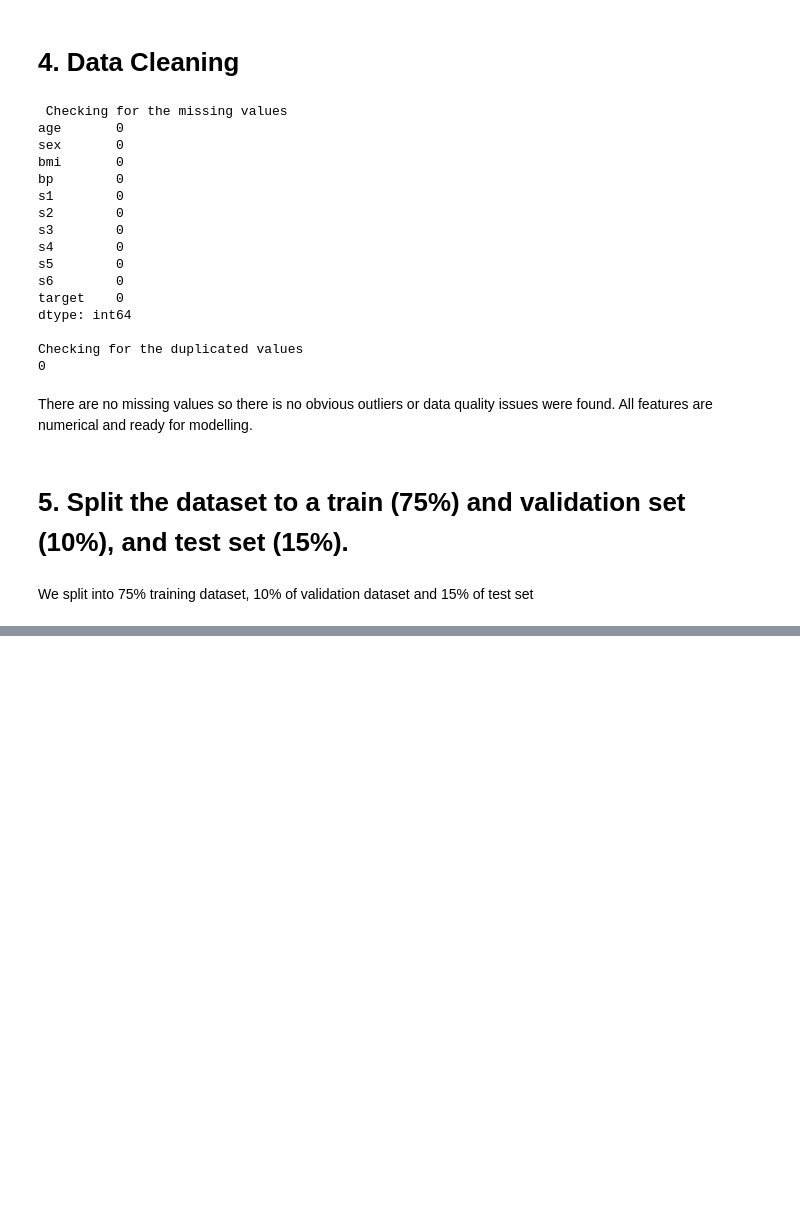
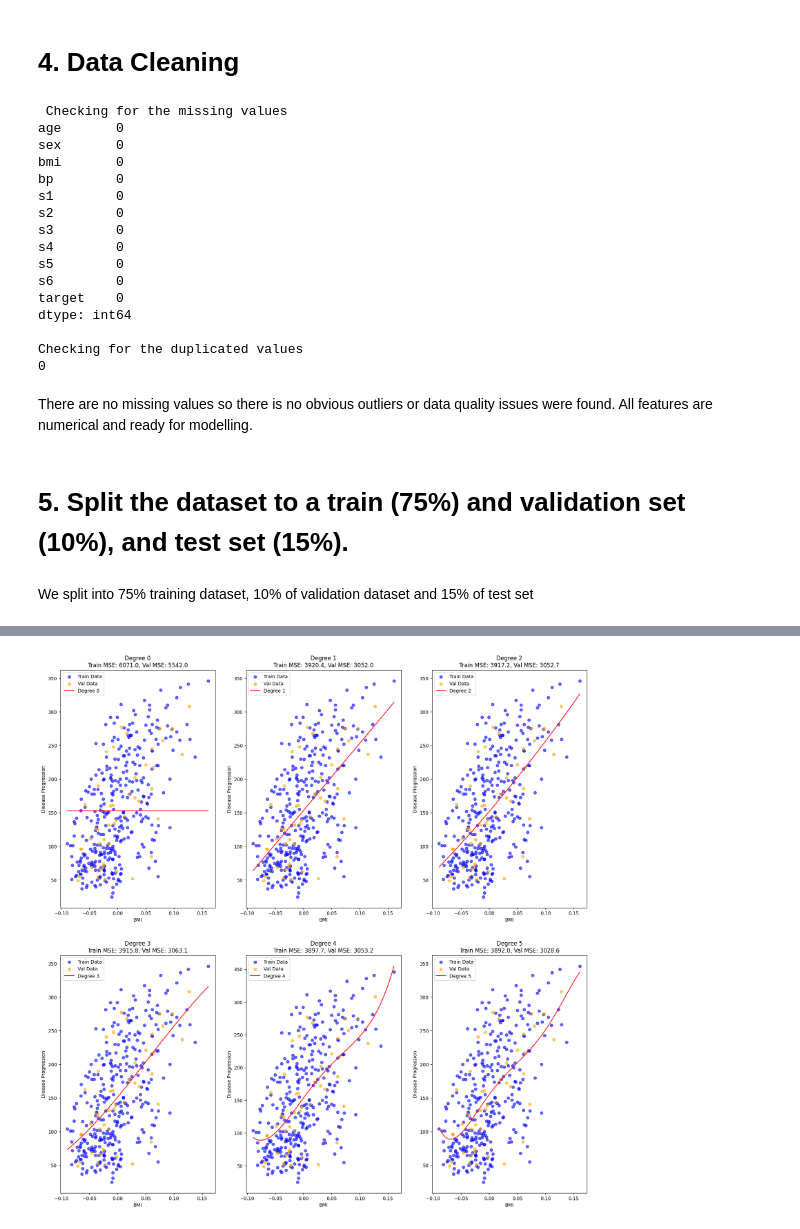
Before and after one commit to theRedeemer997/Practical-Lab-2-CSCN8010-8990691, a Jupyter notebook: lab2.ipynb, the cells around one changed output, grey strips where cells are left out. Saved outputs shown, nothing was run; the diff lists cells and outputs as text; code cells hidden in the pictures; blank space fills up the shorter version.

Commit message:
6. Models-a univariate polynomial regression on the BMI feature versus the "disease progression one year after baseline" - from degree 0 to 5

```diff
--- a/lab2.ipynb
+++ b/lab2.ipynb
@@ -200,0 +198,67 @@ Test: 67 samples
+# %%
+# Selecting only the BMI feature for training, validation and test dataser
+X_train_bmi = X_train[["bmi"]].values
+X_val_bmi = X_val[["bmi"]].values
+X_test_bmi = X_test[["bmi"]].values
+y_train_bmi = y_train.values
+y_val_bmi = y_val.values
+
+# Initialize list to store results and errors
+results = []
+degrees = range(6)
+t_err = []
+v_err = []
+results = []
+
+#create a large figure to plot the subplots for each degree
+plt.figure(figsize=(20, 20))
+
+# Loop over different polynomial degrees
+for degree in (degrees):
+     # Generate polynomial features of current degree
+    poly = PolynomialFeatures(degree=degree)
+    X_train_poly = poly.fit_transform(X_train_bmi)
+    X_val_poly = poly.transform(X_val_bmi)
+    # Fit Linear Regression model on transformed training data
+    model = LinearRegression()
+    model.fit(X_train_poly, y_train_bmi)
+
+    # Predict on both training and validation sets
+    y_train_pred = model.predict(X_train_poly)
+    y_val_pred = model.predict(X_val_poly)
+
+    # Plot training and validation data and the model fit
+    X_plot = np.linspace(X_train_bmi.min(), X_train_bmi.max(), 100).reshape(-1, 1)
+    X_plot_poly = poly.transform(X_plot)
+    y_plot = model.predict(X_plot_poly)
+
+    plt.subplot(2, 3, degree + 1)
+    plt.scatter(X_train_bmi, y_train_bmi, alpha=0.6, label="Train Data", color="blue")
+    plt.scatter(X_val_bmi, y_val_bmi, alpha=0.6, label="Val Data", color="orange")
+    plt.plot(X_plot, y_plot, color="red", label=f"Degree {degree}")
+    plt.title(f"Degree {degree}\nTrain MSE: {mean_squared_error(y_train_bmi, y_train_pred):.1f}, Val MSE: {mean_squared_error(y_val_bmi, y_val_pred):.1f}")
+    plt.xlabel("BMI")
+    plt.ylabel("Disease Progression")
+    plt.legend()
+
+    # Calculate evaluation metrics
+    r2_train = r2_score(y_train_bmi, y_train_pred)
+    mae_train = mean_absolute_error(y_train_bmi, y_train_pred)
+    mape_train = np.mean(np.abs((y_train_bmi - y_train_pred) / y_train_bmi)) * 100
+
+    r2_val = r2_score(y_val_bmi, y_val_pred)
+    mae_val = mean_absolute_error(y_val_bmi, y_val_pred)
+    mape_val = np.mean(np.abs((y_val_bmi - y_val_pred) / y_val_bmi)) * 100
+
+    # Store results in a list of dictionaries for analysis
+    results.append({
+        'Degree': degree,
+        'R2Train': round(r2_train, 4),
+        'Train MAE': round(mae_train, 2),
+        'Train MAPE': round(mape_train, 2),
+        'R2Val': round(r2_val, 4),
+        'MAEVal': round(mae_val, 2),
+        'MAPEVal': round(mape_val, 2)
+    })
+# %% [output]
+[figure, added]
```
Also changed, not shown: parts of 4 cells of this notebook.
